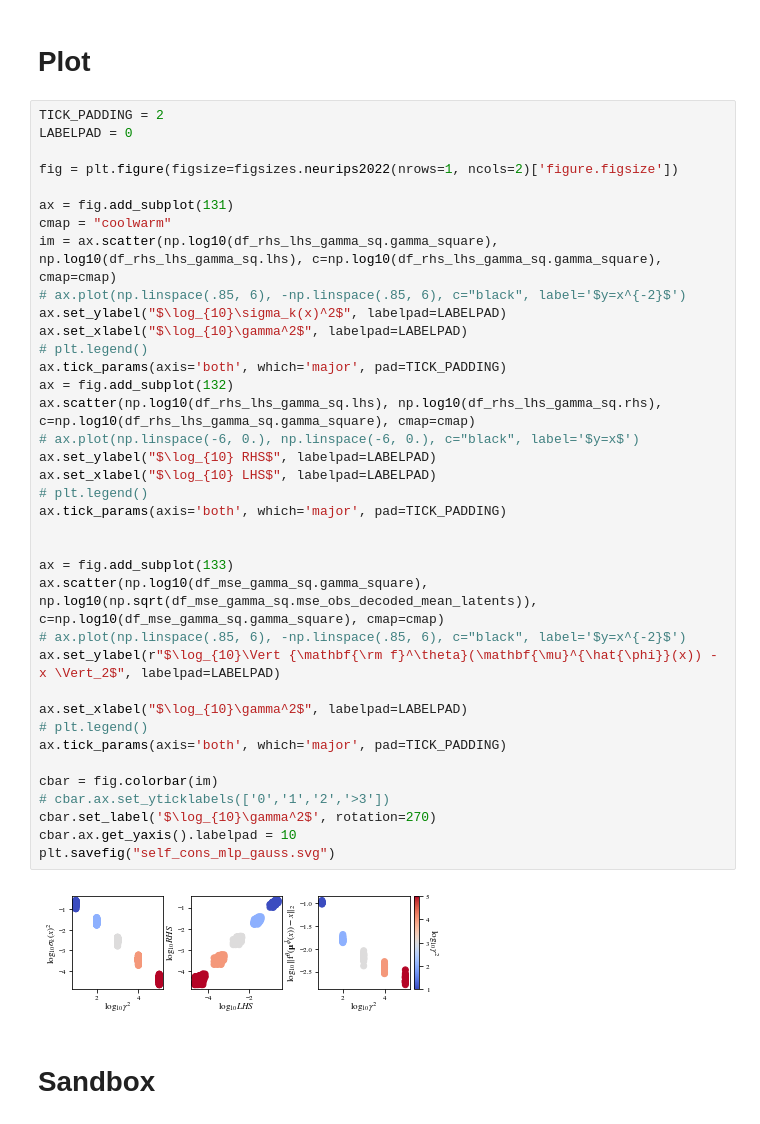
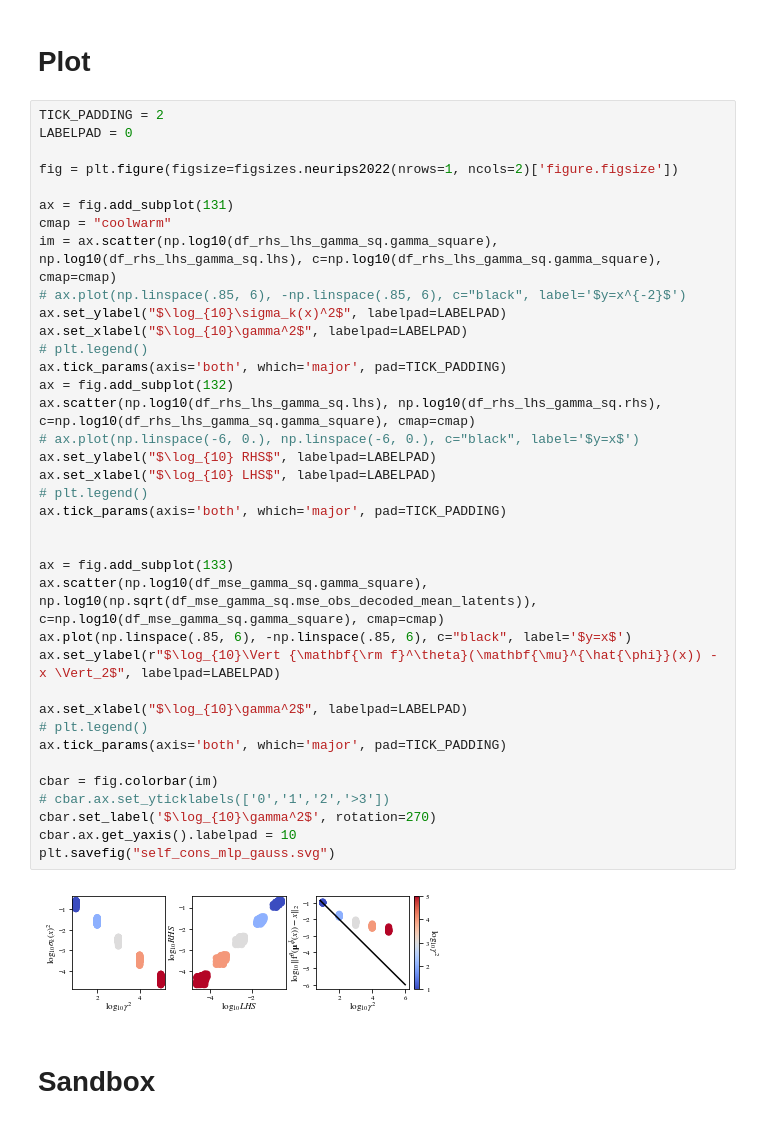
Before and after one commit to rpatrik96/ima-vae, a Jupyter notebook: notebooks/self_cons_plots.ipynb, the cells around one changed output. Cells and saved outputs as stored; diff of their text form.

```diff
--- a/notebooks/self_cons_plots.ipynb
+++ b/notebooks/self_cons_plots.ipynb
@@ -97,35 +96,35 @@ ax = fig.add_subplot(131)
 cmap = "coolwarm"
 im = ax.scatter(np.log10(df_rhs_lhs_gamma_sq.gamma_square), np.log10(df_rhs_lhs_gamma_sq.lhs), c=np.log10(df_rhs_lhs_gamma_sq.gamma_square), cmap=cmap)
 # ax.plot(np.linspace(.85, 6), -np.linspace(.85, 6), c="black", label='$y=x^{-2}$')
 ax.set_ylabel("$\log_{10}\sigma_k(x)^2$", labelpad=LABELPAD)
 ax.set_xlabel("$\log_{10}\gamma^2$", labelpad=LABELPAD)
 # plt.legend()
 ax.tick_params(axis='both', which='major', pad=TICK_PADDING)
 ax = fig.add_subplot(132)
 ax.scatter(np.log10(df_rhs_lhs_gamma_sq.lhs), np.log10(df_rhs_lhs_gamma_sq.rhs), c=np.log10(df_rhs_lhs_gamma_sq.gamma_square), cmap=cmap)
 # ax.plot(np.linspace(-6, 0.), np.linspace(-6, 0.), c="black", label='$y=x$')
 ax.set_ylabel("$\log_{10} RHS$", labelpad=LABELPAD)
 ax.set_xlabel("$\log_{10} LHS$", labelpad=LABELPAD)
 # plt.legend()
 ax.tick_params(axis='both', which='major', pad=TICK_PADDING)
 
 
 ax = fig.add_subplot(133)
 ax.scatter(np.log10(df_mse_gamma_sq.gamma_square), np.log10(np.sqrt(df_mse_gamma_sq.mse_obs_decoded_mean_latents)), c=np.log10(df_mse_gamma_sq.gamma_square), cmap=cmap)
-# ax.plot(np.linspace(.85, 6), -np.linspace(.85, 6), c="black", label='$y=x^{-2}$')
+ax.plot(np.linspace(.85, 6), -np.linspace(.85, 6), c="black", label='$y=x$')
 ax.set_ylabel(r"$\log_{10}\Vert {\mathbf{\rm f}^\theta}(\mathbf{\mu}^{\hat{\phi}}(x)) - x \Vert_2$", labelpad=LABELPAD)
 
 ax.set_xlabel("$\log_{10}\gamma^2$", labelpad=LABELPAD)
 # plt.legend()
 ax.tick_params(axis='both', which='major', pad=TICK_PADDING)
 
 cbar = fig.colorbar(im)
 # cbar.ax.set_yticklabels(['0','1','2','>3'])
 cbar.set_label('$\log_{10}\gamma^2$', rotation=270)
 cbar.ax.get_yaxis().labelpad = 10
 plt.savefig("self_cons_mlp_gauss.svg")
 # %% [output]
-[figure, old version]
+[figure, new version]
 # %% [markdown]
 # Sandbox
 # %%
```
Also changed, not shown: parts of 2 cells of this notebook, 1 other file.
